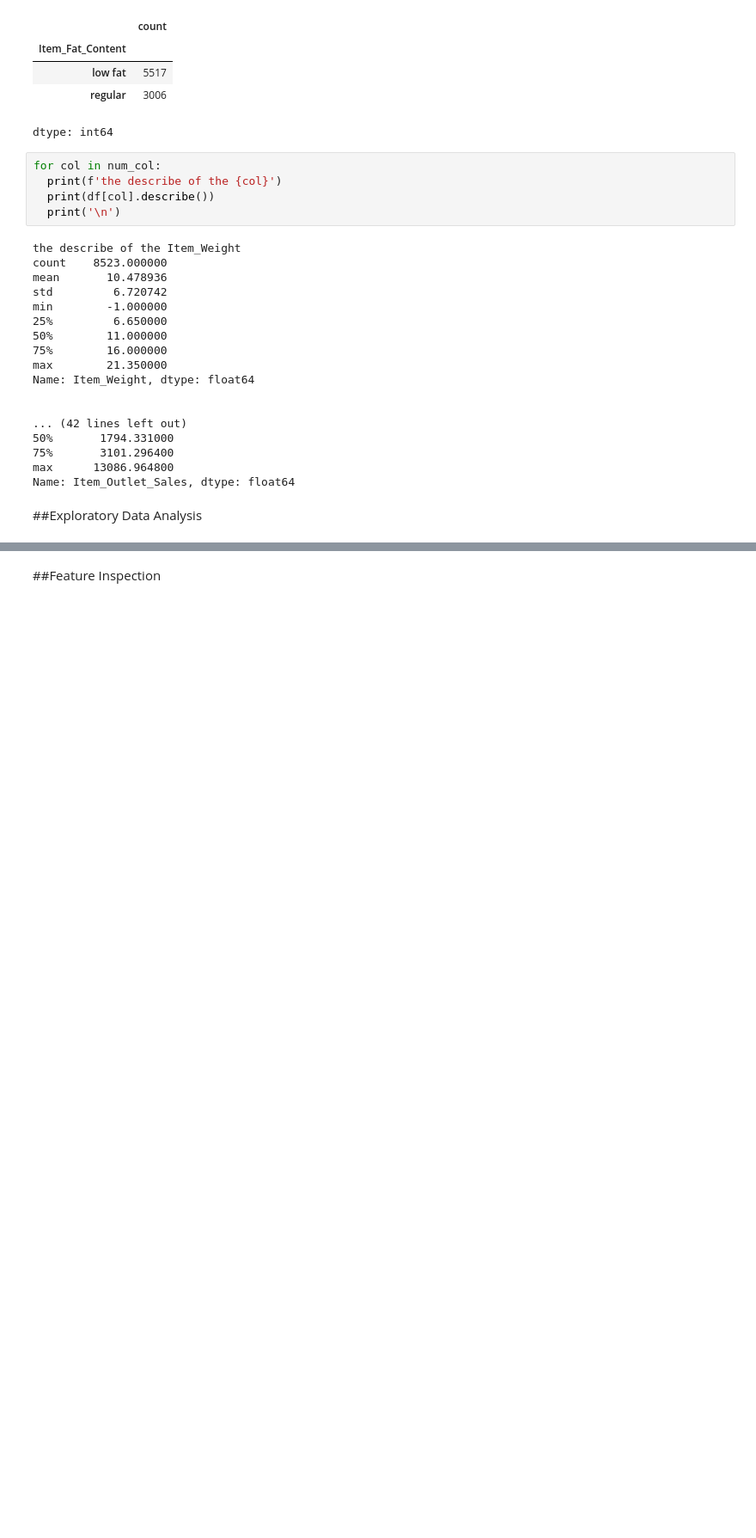
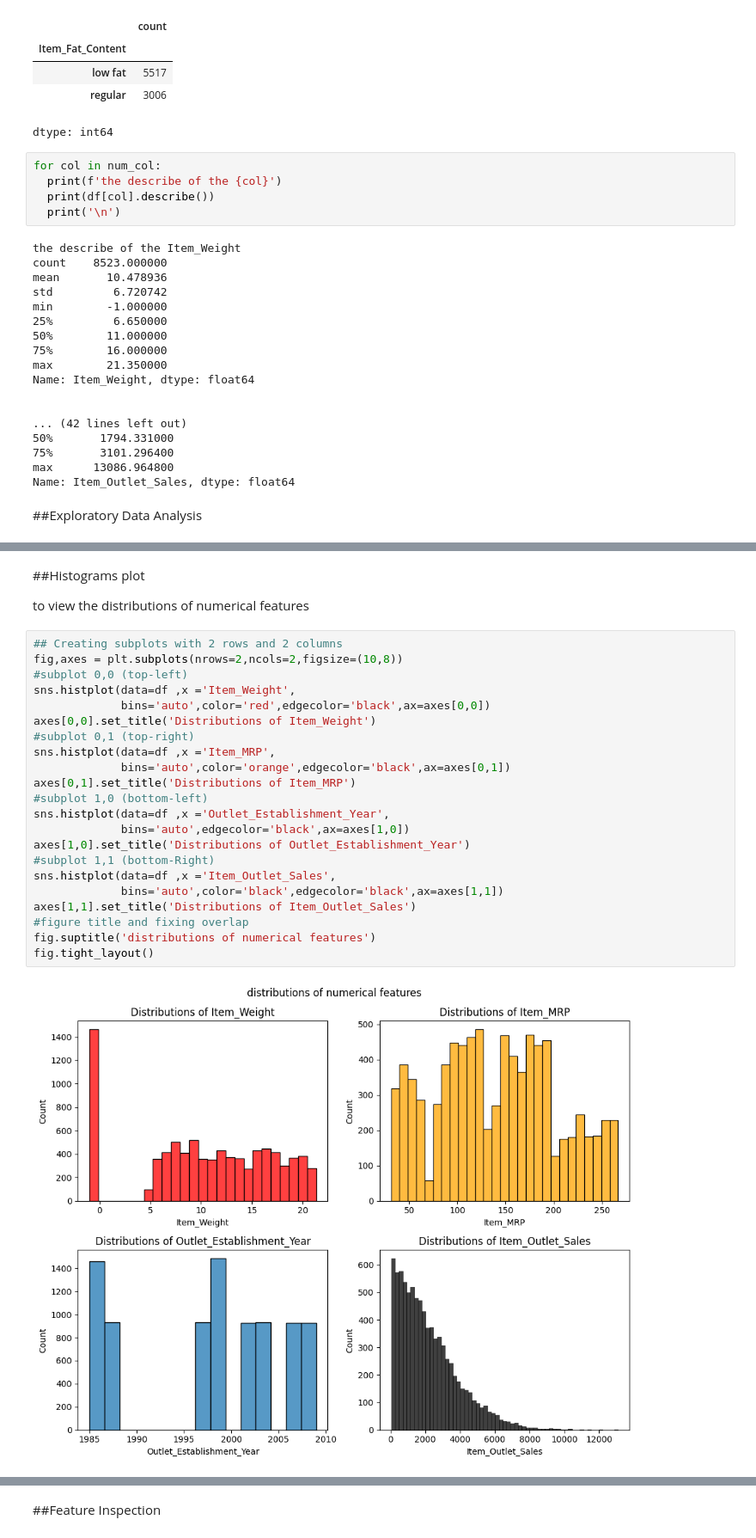
Before and after one commit to Hjarrar14/Prediction-of-Product-Sales, a Jupyter notebook: Prediction_of_Product_Sales.ipynb, the cells around one changed output, grey strips where cells are left out. Shown at 86% size. Cells and saved outputs as stored; diff of their text form; blank space fills up the shorter version.

```diff
--- a/Prediction_of_Product_Sales.ipynb
+++ b/Prediction_of_Product_Sales.ipynb
@@ -321,0 +382,28 @@ Name: Item_Outlet_Sales, dtype: float64
+# %% [markdown]
+##Histograms plot
+
+to view the distributions of numerical features
+# %%
+## Creating subplots with 2 rows and 2 columns
+fig,axes = plt.subplots(nrows=2,ncols=2,figsize=(10,8))
+#subplot 0,0 (top-left)
+sns.histplot(data=df ,x ='Item_Weight',
+             bins='auto',color='red',edgecolor='black',ax=axes[0,0])
+axes[0,0].set_title('Distributions of Item_Weight')
+#subplot 0,1 (top-right)
+sns.histplot(data=df ,x ='Item_MRP',
+             bins='auto',color='orange',edgecolor='black',ax=axes[0,1])
+axes[0,1].set_title('Distributions of Item_MRP')
+#subplot 1,0 (bottom-left)
+sns.histplot(data=df ,x ='Outlet_Establishment_Year',
+             bins='auto',edgecolor='black',ax=axes[1,0])
+axes[1,0].set_title('Distributions of Outlet_Establishment_Year')
+#subplot 1,1 (bottom-Right)
+sns.histplot(data=df ,x ='Item_Outlet_Sales',
+             bins='auto',color='black',edgecolor='black',ax=axes[1,1])
+axes[1,1].set_title('Distributions of Item_Outlet_Sales')
+#figure title and fixing overlap
+fig.suptitle('distributions of numerical features')
+fig.tight_layout()
+# %% [output]
+[figure, added]
```
Also changed, not shown: parts of 17 cells of this notebook.
